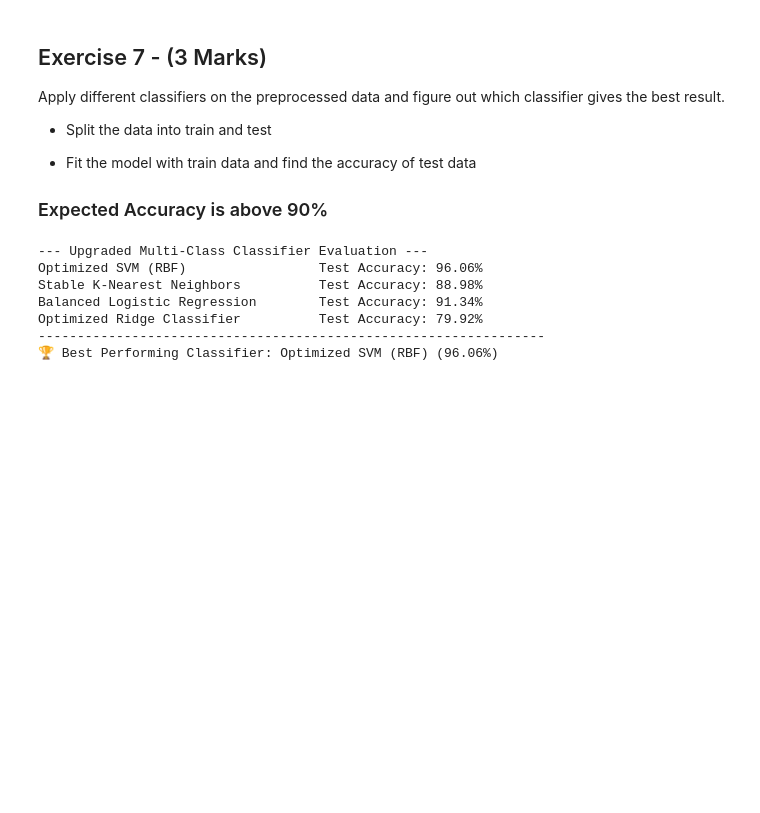
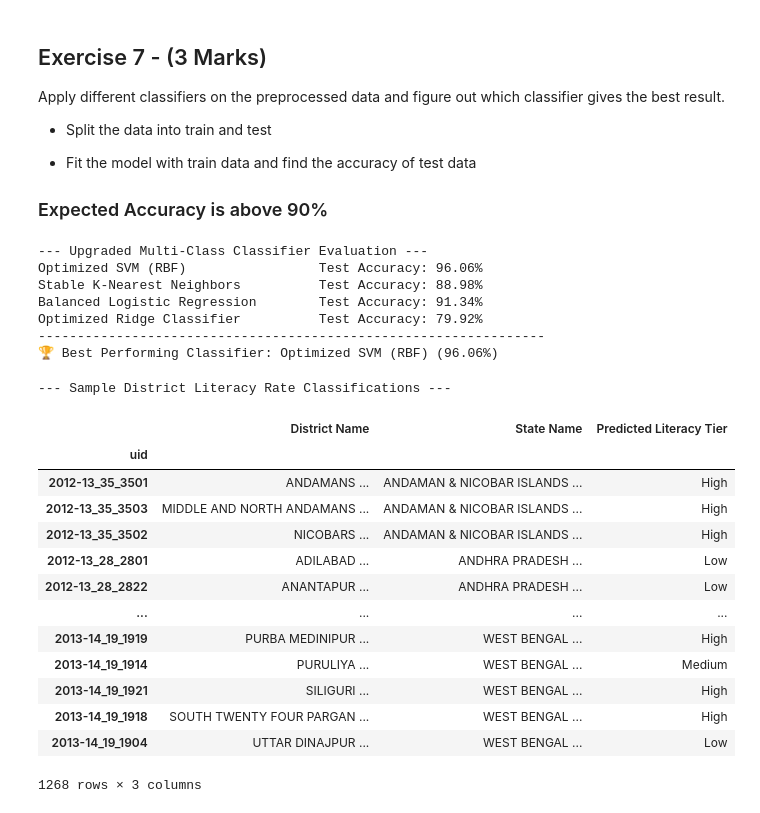
Before and after one commit to krishnavenib5/AIML-IIITH-Code, a Jupyter notebook: Copy_of_U1_MH1_Data_Munging_Kris.ipynb, the cells around one changed output. Saved outputs shown, nothing was run; the diff lists cells and outputs as text; code cells hidden in the pictures; blank space fills up the shorter version.

Commit message:
updating data munging code

```diff
--- a/Copy_of_U1_MH1_Data_Munging_Kris.ipynb
+++ b/Copy_of_U1_MH1_Data_Munging_Kris.ipynb
@@ -488,3 +488,44 @@ Balanced Logistic Regression        Test Accuracy: 91.34%
 Optimized Ridge Classifier          Test Accuracy: 79.92%
 -----------------------------------------------------------------
 🏆 Best Performing Classifier: Optimized SVM (RBF) (96.06%)
+# %%
+# --- Step 1: Predict on the Entire Scaled Dataset ---
+# Use the winning Optimized SVM model to predict classes for all 1,268 districts
+all_predictions = classifiers["Optimized SVM (RBF)"].predict(selector.transform(X_scaled))
+
+# --- Step 2: Decode Numeric Predictions Back to Text Labels ---
+# Inverse transform converts 0, 1, 2 back to 'High', 'Low', 'Medium'
+decoded_predictions = le_target.inverse_transform(all_predictions)
+
+# --- Step 3: Map Predictions Back to Original District Names ---
+# We extract the original names from df_cleaned using the matching index
+district_results = pd.DataFrame({
+    'District Name': df_integrated.loc[X_scaled.index, 'District Name_basic'],
+    'State Name': df_integrated.loc[X_scaled.index, 'State Name_basic'],
+    'Predicted Literacy Tier': decoded_predictions
+})
+
+# --- Step 4: Display the First 20 Districts as a Sample Table ---
+print("--- Sample District Literacy Rate Classifications ---")
+from IPython.display import display
+display((district_results.head(10)))
+
+# --- Optional: Save the Entire List to a CSV File ---
+# district_results.to_csv('all_districts_literacy_predictions.csv', index=True)
+# print("\nSaved all 1,268 district predictions to 'all_districts_literacy_predictions.csv'")
+# %% [output]
+--- Sample District Literacy Rate Classifications ---
+|  | District Name | State Name | Predicted Literacy Tier |
+| uid |  |  |  |
+| 2012-13_35_3501 | ANDAMANS ... | ANDAMAN & NICOBAR ISLANDS ... | High |
+| 2012-13_35_3503 | MIDDLE AND NORTH ANDAMANS ... | ANDAMAN & NICOBAR ISLANDS ... | High |
+| 2012-13_35_3502 | NICOBARS ... | ANDAMAN & NICOBAR ISLANDS ... | High |
+| 2012-13_28_2801 | ADILABAD ... | ANDHRA PRADESH ... | Low |
+| 2012-13_28_2822 | ANANTAPUR ... | ANDHRA PRADESH ... | Low |
+| ... | ... | ... | ... |
+| 2013-14_19_1919 | PURBA MEDINIPUR ... | WEST BENGAL ... | High |
+| 2013-14_19_1914 | PURULIYA ... | WEST BENGAL ... | Medium |
+| 2013-14_19_1921 | SILIGURI ... | WEST BENGAL ... | High |
+| 2013-14_19_1918 | SOUTH TWENTY FOUR PARGAN ... | WEST BENGAL ... | High |
+| 2013-14_19_1904 | UTTAR DINAJPUR ... | WEST BENGAL ... | Low |
+1268 rows × 3 columns
```
